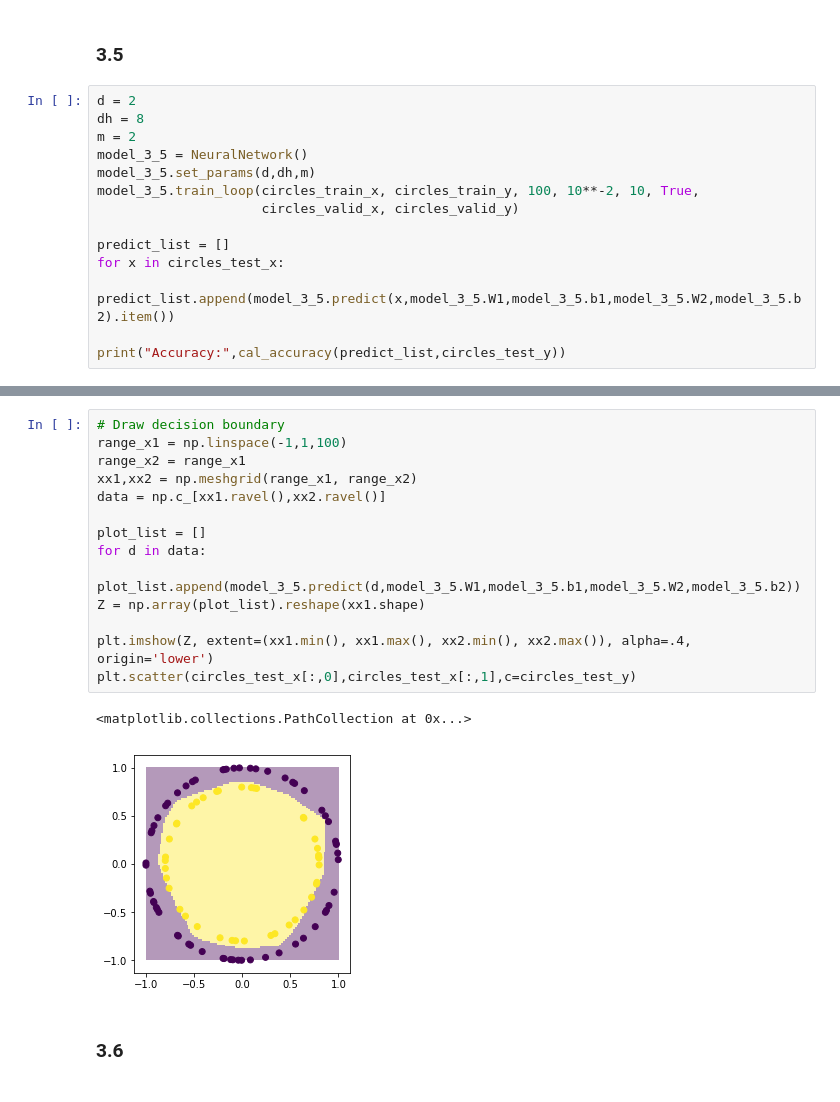
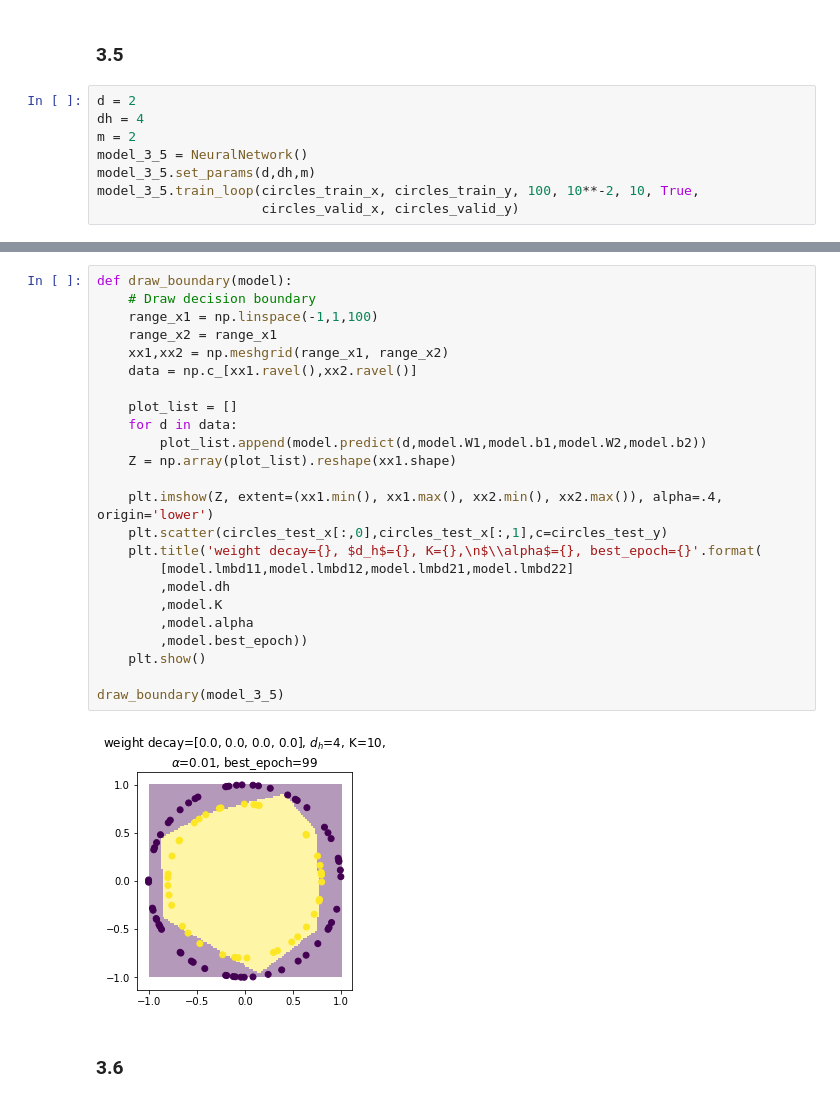
Before and after one commit to quatrejuin/ml_homework_3_code, a Jupyter notebook: ml_homework_3.ipynb, the cells around one changed output, grey strips where cells are left out. Drawn from its saved outputs; the diff is of its cells as text.

```diff
--- a/ml_homework_3.ipynb
+++ b/ml_homework_3.ipynb
@@ -492,17 +540,11 @@ Gradient check succeeded.
 ### 3.5
 # %%
 d = 2
-dh = 8
+dh = 4
 m = 2
 model_3_5 = NeuralNetwork()
 model_3_5.set_params(d,dh,m)
 model_3_5.train_loop(circles_train_x, circles_train_y, 100, 10**-2, 10, True,
                      circles_valid_x, circles_valid_y)
-
-predict_list = []
-for x in circles_test_x:
-    predict_list.append(model_3_5.predict(x,model_3_5.W1,model_3_5.b1,model_3_5.W2,model_3_5.b2).item())
-
-print("Accuracy:",cal_accuracy(predict_list,circles_test_y))
 # %% [output]
 [interactive output not drawn]
@@ -526,20 +551,29 @@ Accuracy: 0.95
 # %%
-# Draw decision boundary
-range_x1 = np.linspace(-1,1,100)
-range_x2 = range_x1
-xx1,xx2 = np.meshgrid(range_x1, range_x2)
-data = np.c_[xx1.ravel(),xx2.ravel()]
+def draw_boundary(model):
+    # Draw decision boundary
+    range_x1 = np.linspace(-1,1,100)
+    range_x2 = range_x1
+    xx1,xx2 = np.meshgrid(range_x1, range_x2)
+    data = np.c_[xx1.ravel(),xx2.ravel()]
 
-plot_list = []
-for d in data:
-    plot_list.append(model_3_5.predict(d,model_3_5.W1,model_3_5.b1,model_3_5.W2,model_3_5.b2))
-Z = np.array(plot_list).reshape(xx1.shape)
+    plot_list = []
+    for d in data:
+        plot_list.append(model.predict(d,model.W1,model.b1,model.W2,model.b2))
+    Z = np.array(plot_list).reshape(xx1.shape)
 
-plt.imshow(Z, extent=(xx1.min(), xx1.max(), xx2.min(), xx2.max()), alpha=.4, origin='lower')
-plt.scatter(circles_test_x[:,0],circles_test_x[:,1],c=circles_test_y)
+    plt.imshow(Z, extent=(xx1.min(), xx1.max(), xx2.min(), xx2.max()), alpha=.4, origin='lower')
+    plt.scatter(circles_test_x[:,0],circles_test_x[:,1],c=circles_test_y)
+    plt.title('weight decay={}, $d_h$={}, K={},\n$\\alpha$={}, best_epoch={}'.format(
+        [model.lmbd11,model.lmbd12,model.lmbd21,model.lmbd22]
+        ,model.dh
+        ,model.K
+        ,model.alpha
+        ,model.best_epoch))
+    plt.show()
+
+draw_boundary(model_3_5)
 # %% [output]
-<matplotlib.collections.PathCollection at 0x...>
-[figure, old version]
+[figure, new version]
 # %% [markdown]
 ### 3.6
 # %%
```
Also changed, not shown: parts of 18 cells of this notebook.
